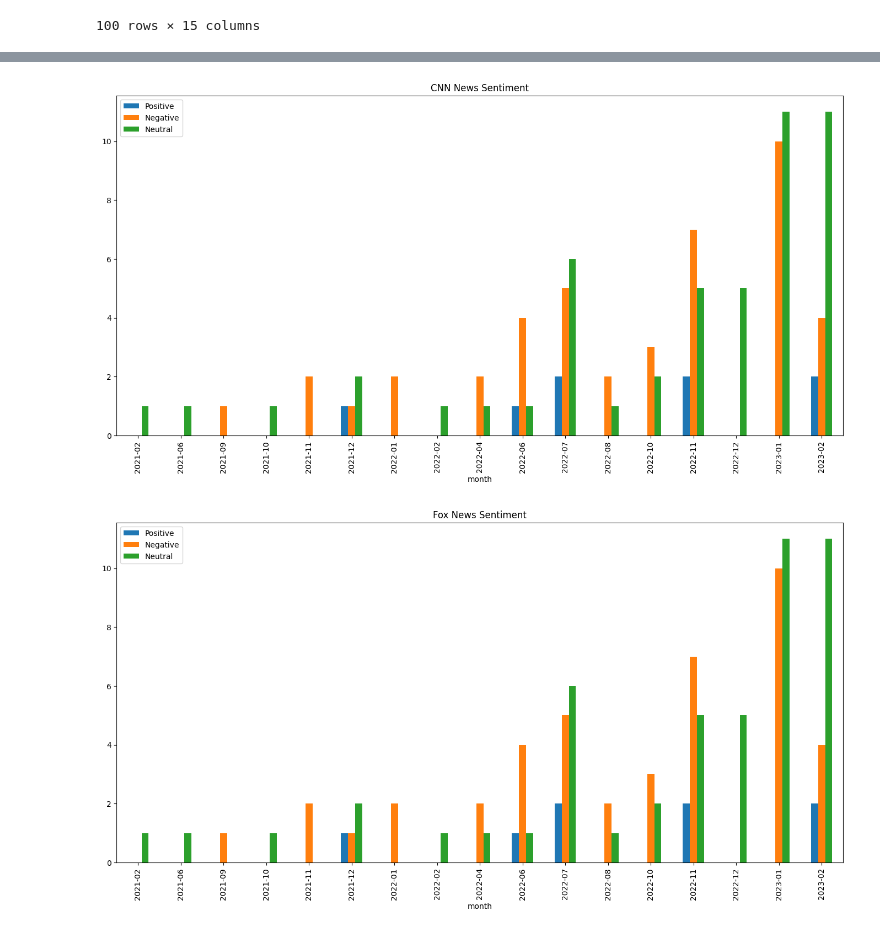
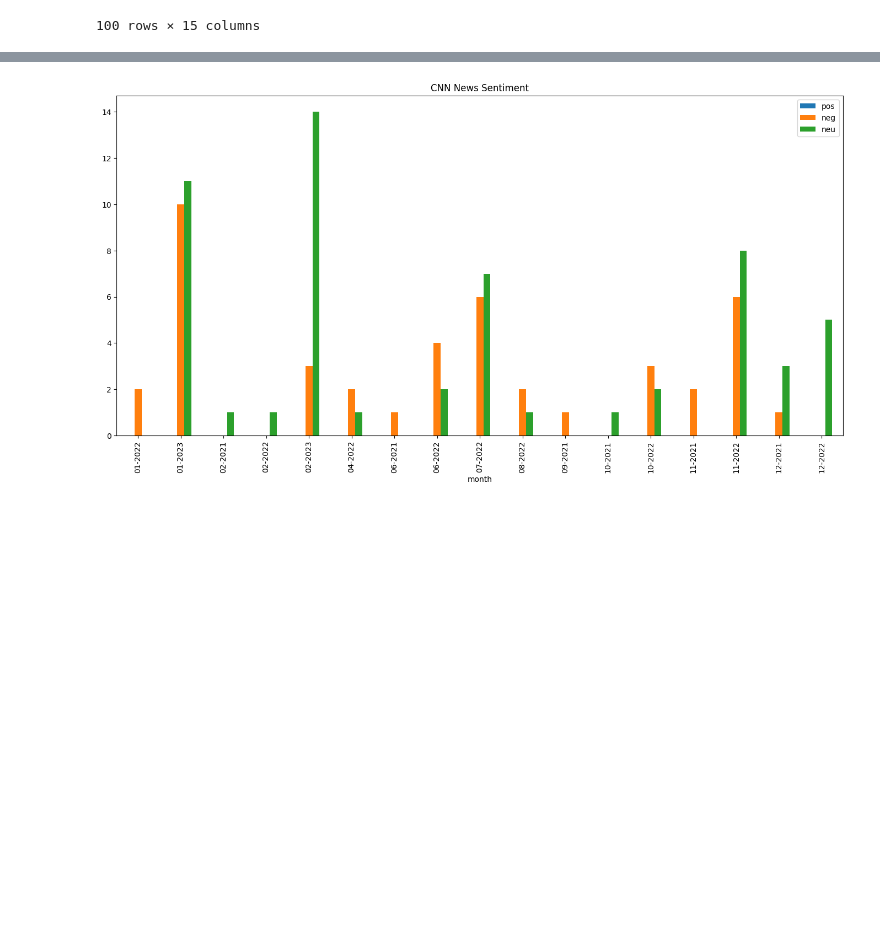
Before and after one commit to idobiran11/senti-trends-nlp, a Jupyter notebook: data/output_data/plot_result.ipynb, the cells around one changed output, grey strips where cells are left out. Cells and saved outputs as stored; diff of their text form; code cells hidden in the pictures; blank space fills up the shorter version.

Commit message:
count mode

```diff
--- a/data/output_data/plot_result.ipynb
+++ b/data/output_data/plot_result.ipynb
@@ -83,2 +97,4 @@ monthly_avg_plot(cnn, 'CNN')
+# %%
+cnn = pd.read_csv('netanyahu_cnn_news_sentiment_lbl.csv')
 # %%
 # %% [output]
@@ -102,21 +114,20 @@ Name: week, dtype: int64
-# %%
-def add_month(row):
-    parts = row['date'].split('-')
-    row['month'] = parts[0] + '-' + parts[1]
-    return row
-
-cnn = cnn.apply(add_month, axis=1)
-fox = fox.apply(add_month, axis=1)
 # %%
+def add_month(row):
+    row['month'] = row['date'].split('-')[0] + '-' + row['date'].split('-')[1]
+    return row
+
+# cnn = cnn.apply(add_month, axis=1)
+
 def plot_counts(df:pd.DataFrame, vendor):
 
-    df.groupby('month').agg({'Positive':'sum', 'Negative':'sum', 'Neutral':'sum'}).plot(kind='bar', title=f'{vendor} News Sentiment', figsize=(17,8))
+    df = df.apply(add_month, axis=1)
+    df = df.sort_values(by=['month'])
+    df.groupby('month').agg({'pos':'sum', 'neg':'sum', 'neu':'sum'}).plot(kind='bar', title=f'{vendor} News Sentiment', figsize=(17,8))
 
 plot_counts(cnn, 'CNN')
-plot_counts(fox, 'Fox')
+# cnn
 # %% [output]
-[figure, old version]
+[figure, new version]
-[figure, removed]
 # %%
 fox[cnn.month == '2021-12']
 # %% [output]
```
Also changed, not shown: parts of 7 cells of this notebook, 8 other files.
